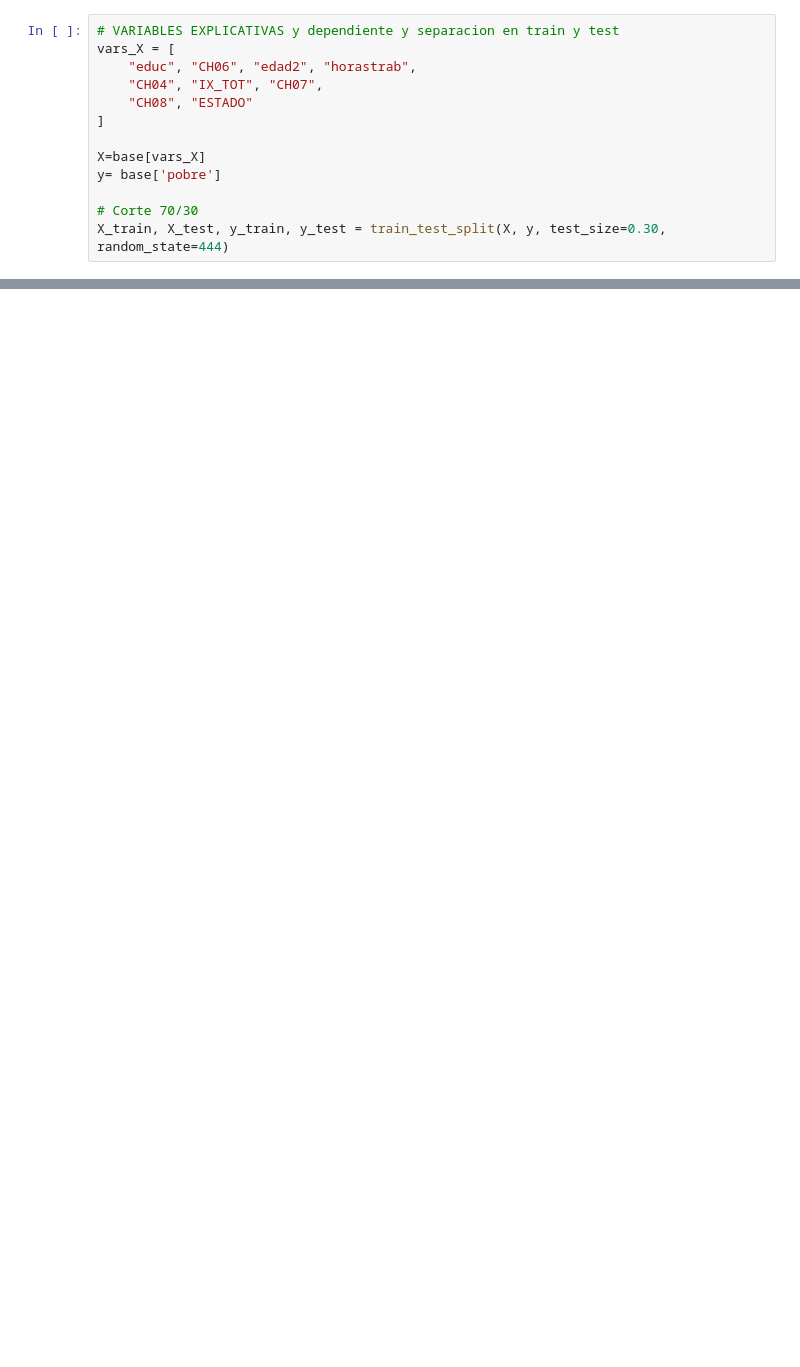
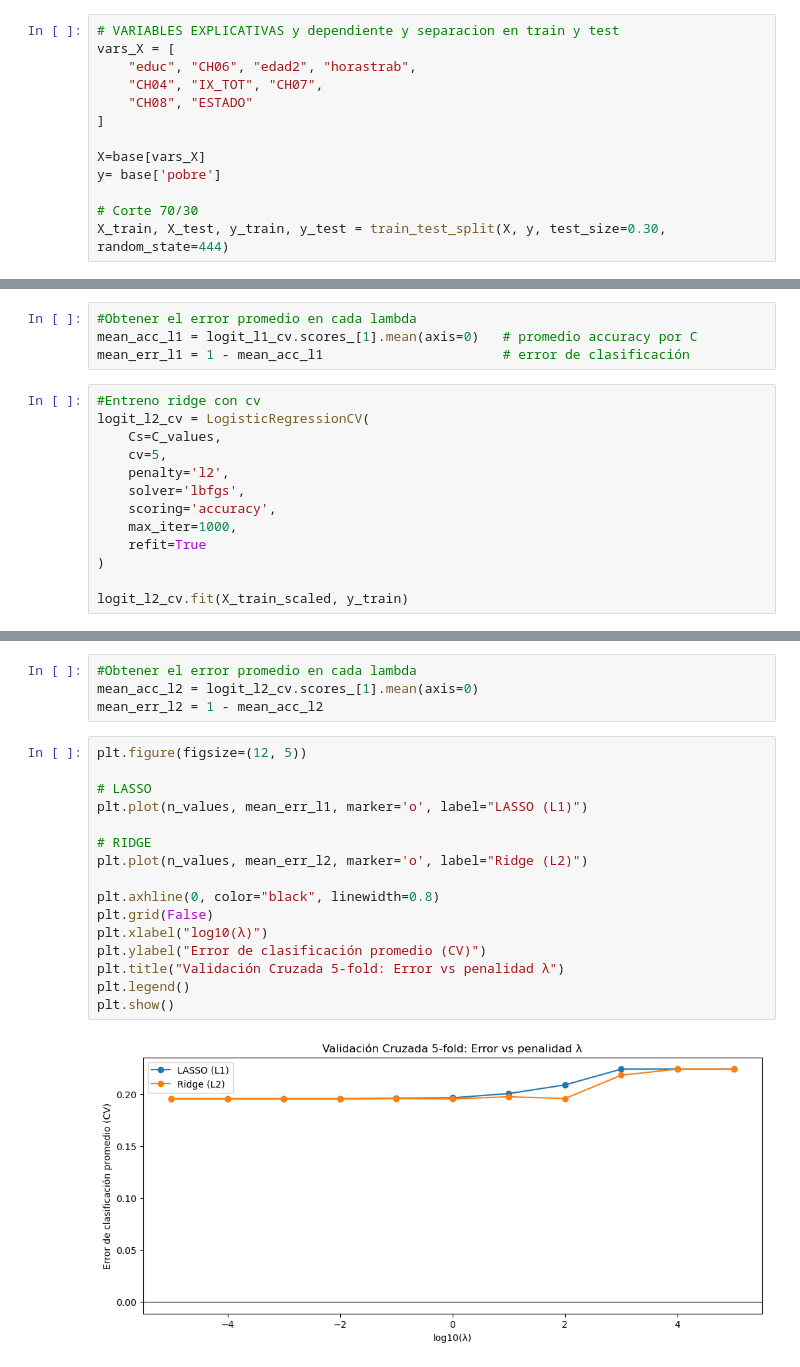
Before and after one commit to franlecam/BigDataUBA-Grupo1, a Jupyter notebook: TP4/Program_TP4_Grupo1.ipynb, the cells around one changed output, grey strips where cells are left out. Cells and saved outputs as stored; diff of their text form; blank space fills up the shorter version.

```diff
--- a/TP4/Program_TP4_Grupo1.ipynb
+++ b/TP4/Program_TP4_Grupo1.ipynb
@@ -57,0 +211,17 @@ X_train, X_test, y_train, y_test = train_test_split(X, y, test_size=0.30, random
+# %%
+#Obtener el error promedio en cada lambda
+mean_acc_l1 = logit_l1_cv.scores_[1].mean(axis=0)   # promedio accuracy por C
+mean_err_l1 = 1 - mean_acc_l1                       # error de clasificación
+# %%
+#Entreno ridge con cv
+logit_l2_cv = LogisticRegressionCV(
+    Cs=C_values,
+    cv=5,
+    penalty='l2',
+    solver='lbfgs',
+    scoring='accuracy',
+    max_iter=1000,
+    refit=True
+)
+
+logit_l2_cv.fit(X_train_scaled, y_train)
@@ -57,0 +240,22 @@ X_train, X_test, y_train, y_test = train_test_split(X, y, test_size=0.30, random
+# %%
+#Obtener el error promedio en cada lambda
+mean_acc_l2 = logit_l2_cv.scores_[1].mean(axis=0)
+mean_err_l2 = 1 - mean_acc_l2
+# %%
+plt.figure(figsize=(12, 5))
+
+# LASSO
+plt.plot(n_values, mean_err_l1, marker='o', label="LASSO (L1)")
+
+# RIDGE
+plt.plot(n_values, mean_err_l2, marker='o', label="Ridge (L2)")
+
+plt.axhline(0, color="black", linewidth=0.8)
+plt.grid(False)
+plt.xlabel("log10(λ)")
+plt.ylabel("Error de clasificación promedio (CV)")
+plt.title("Validación Cruzada 5-fold: Error vs penalidad λ")
+plt.legend()
+plt.show()
+# %% [output]
+[figure, added]
```
Also changed, not shown: parts of 21 cells of this notebook.
